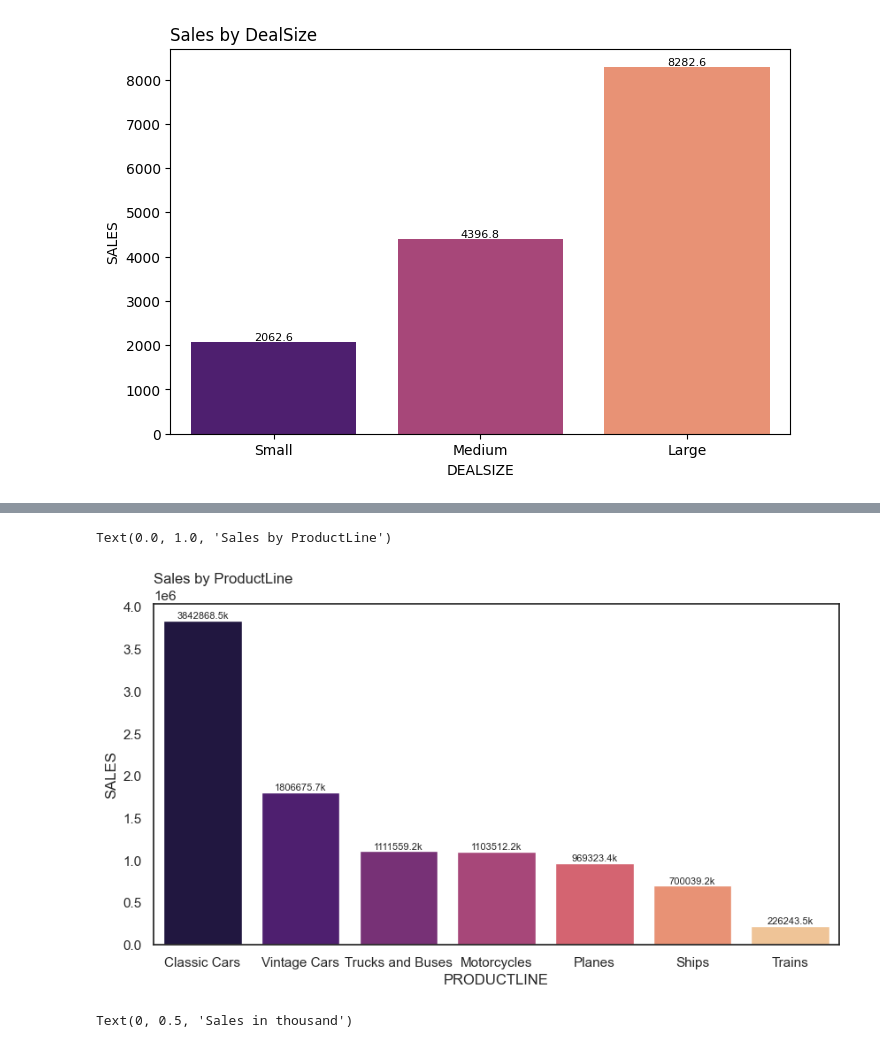
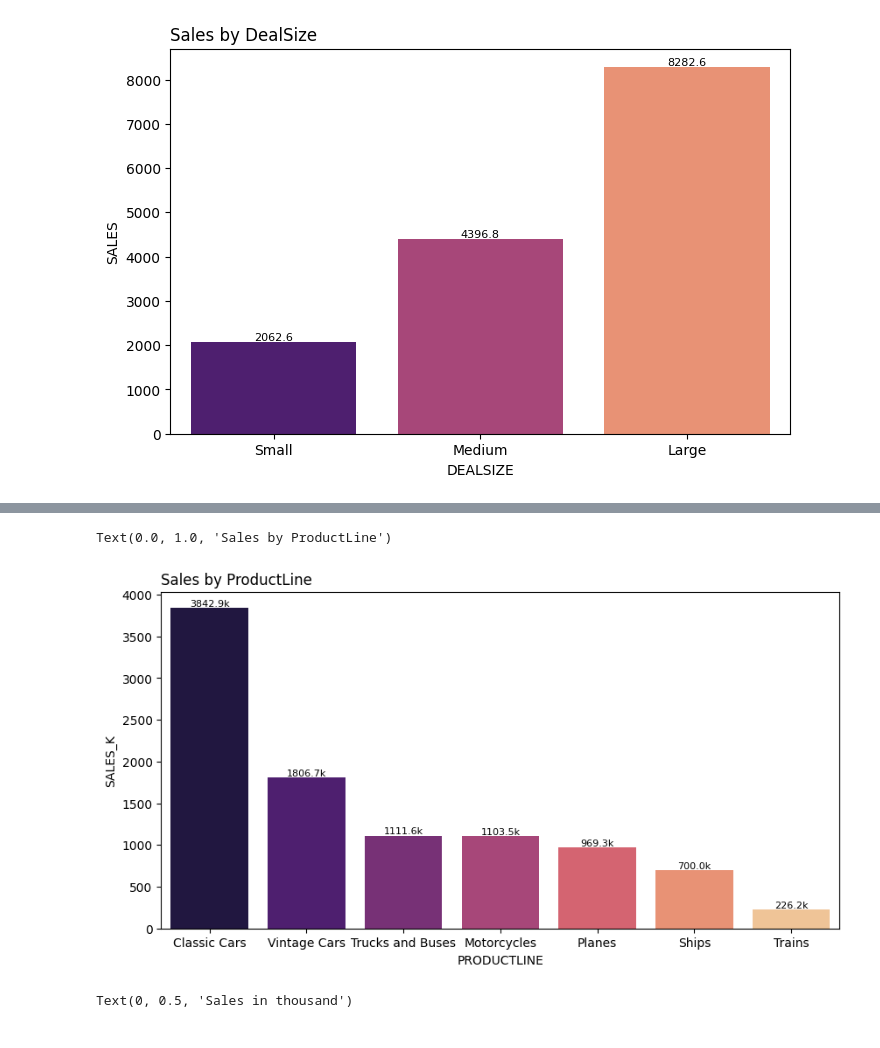
Before and after one commit to DataNerdss/Automobile_Sales_Analysis_Project, a Jupyter notebook: car_sales_analysis.ipynb, the cells around one changed output, grey strips where cells are left out. Saved outputs shown, nothing was run; the diff lists cells and outputs as text; code cells hidden in the pictures.

```diff
--- a/car_sales_analysis.ipynb
+++ b/car_sales_analysis.ipynb
@@ -416,19 +416,19 @@ dff
 # %%
 # Sales vs Productline
 df_1 = pd.DataFrame(df.groupby('PRODUCTLINE')['SALES'].sum().sort_values(ascending = False))
-df_1
+df_1['SALES_K'] = df_1["SALES"]/1000
 
 plt.figure(figsize=(10,5))
 
-sns.barplot(data = df_1, x = 'PRODUCTLINE', y = 'SALES', palette='magma', ci = None)
+sns.barplot(data = df_1, x = 'PRODUCTLINE', y = 'SALES_K', palette='magma', ci = None)
 for p in plt.gca().patches:
     plt.gca().annotate(f'{p.get_height():.1f}k', (p.get_x() + p.get_width() / 2., p.get_height()),
                        ha='center', va='bottom', fontsize=8)
 
 plt.title('Sales by ProductLine', loc = 'left')
 # %% [output]
 Text(0.0, 1.0, 'Sales by ProductLine')
-[figure, old version]
+[figure, new version]
 # %%
 # Sales vs country
 top_10_country_sales = df.groupby('COUNTRY').agg({'SALES':'sum'}).sort_values(by = 'SALES', ascending=False).head(10)
```
Also changed, not shown: parts of 2 cells of this notebook.
